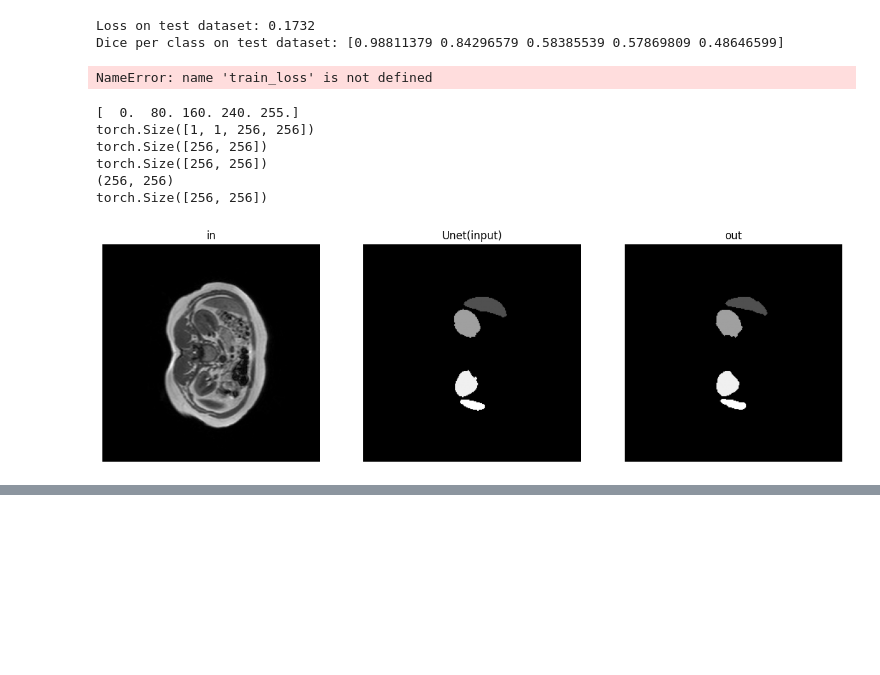
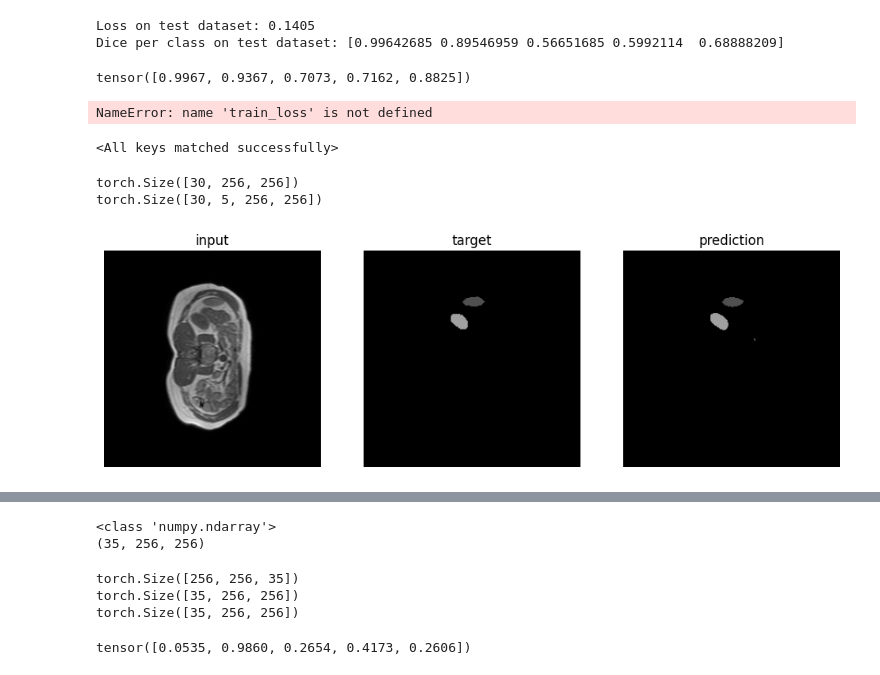
Before and after one commit to YZO4IAETHGe/Attention-based-U-net, a Jupyter notebook: notebook.ipynb, the cells around one changed output, grey strips where cells are left out. Cells and saved outputs as stored; diff of their text form; code cells hidden in the pictures; blank space fills up the shorter version.

```diff
--- a/notebook.ipynb
+++ b/notebook.ipynb
@@ -46,23 +45,35 @@ KeyboardInterrupt:
 # %%
 test_loss,dice_classes = test_2D(
-    model=AttU_Net(1, 5),
+    model=AttU_Net(1,5),
     test_loader=test_loader,
-    name ="attU_Net_weightstest"
+    name ="models/attU_Net_weights100"
 )
 # %% [output]
-Loss on test dataset: 0.1732
-Dice per class on test dataset: [0.98811379 0.84296579 0.58385539 0.57869809 0.48646599]
+Loss on test dataset: 0.1405
+Dice per class on test dataset: [0.99642685 0.89546959 0.56651685 0.5992114  0.68888209]
+# %%
+test_3D(AttU_Net(1,5), X_test_3D, y_test_3D, "models/attU_Net_weights100")
+# %% [output]
+tensor([0.9967, 0.9367, 0.7073, 0.7162, 0.8825])
 # %%
 graph(train_loss,validation_losses)
 # %% [output]
 NameError: name 'train_loss' is not defined
+# %%
+model = AttU_Net(1,5)
+import torch
+model.load_state_dict(torch.load("models/attU_Net_weights10.pth"))
+# %% [output]
+<All keys matched successfully>
+# %%
+print(X_test_3D[0].shape)
+out = model.forward_volume(X_test_3D[0])
+
+print(out.shape)
+# %% [output]
+torch.Size([30, 256, 256])
+torch.Size([30, 5, 256, 256])
 # %%
-compare_predictions_ground_truth(U_Net(1,5), "model_weights10.pth", "data/MR-dataset/34-T1DUALin-src.nii.gz", "data/MR-dataset/34-T1DUAL-mask.nii.gz")
+compare_predictions_ground_truth(AttU_Net(1,5), "models/attU_Net_weights100.pth", "data/MR-dataset/01-T1DUALin-src.nii.gz", "data/MR-dataset/01-T1DUAL-mask.nii.gz")
 # %% [output]
-[  0.  80. 160. 240. 255.]
-torch.Size([1, 1, 256, 256])
-torch.Size([256, 256])
-torch.Size([256, 256])
-(256, 256)
-torch.Size([256, 256])
-[figure, old version]
+[figure, new version]
@@ -69,5 +81,39 @@ torch.Size([256, 256])
 # %%
-nifti_out, volume = predict_volume(AttU_Net(1,5), "Att_U_Net_weights30.pth","data/MR-dataset/01-T1DUAL-mask.nii.gz")
+nifti_out, volume = predict_volume(AttU_Net(1,5), "models/attU_Net_weights100.pth","data/MR-dataset/01-T1DUALin-src.nii.gz")
+# %% [output]
+<class 'numpy.ndarray'>
+(35, 256, 256)
 # %%
 save_path = "reconstructed_volumes/predicted_mask_01-T1DUAL_Att_U_Net.nii.gz"
 nib.save(nifti_out, save_path)
+# %%
+from losses import dice_per_class_3D
+import torch
+img = nib.load("data/MR-dataset/01-T1DUAL-mask.nii.gz")
+data = img.get_fdata()
+
+data = torch.tensor(data, dtype=torch.float32)
+volume = torch.tensor(volume, dtype=torch.float32)
+
+data = data.permute(2,0,1)
+print(volume.shape)
+volume = volume.permute(2,0,1)
+
+unique_vals = torch.unique(data)
+
+
+# Appliquer le mapping
+mapped = torch.bucketize(data, unique_vals)
+
+print(mapped.shape)
+print(volume.shape)
+# %% [output]
+torch.Size([256, 256, 35])
+torch.Size([35, 256, 256])
+torch.Size([35, 256, 256])
+# %%
+dice = dice_per_class_3D(volume, mapped, 5)
+
+print(dice)
+# %% [output]
+tensor([0.0535, 0.9860, 0.2654, 0.4173, 0.2606])
```
Also changed, not shown: parts of 4 cells of this notebook, 4 other files.
